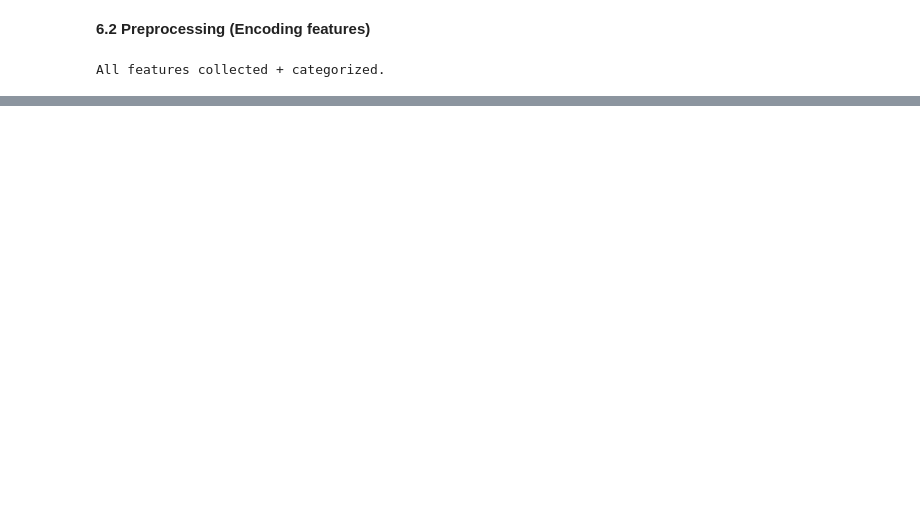
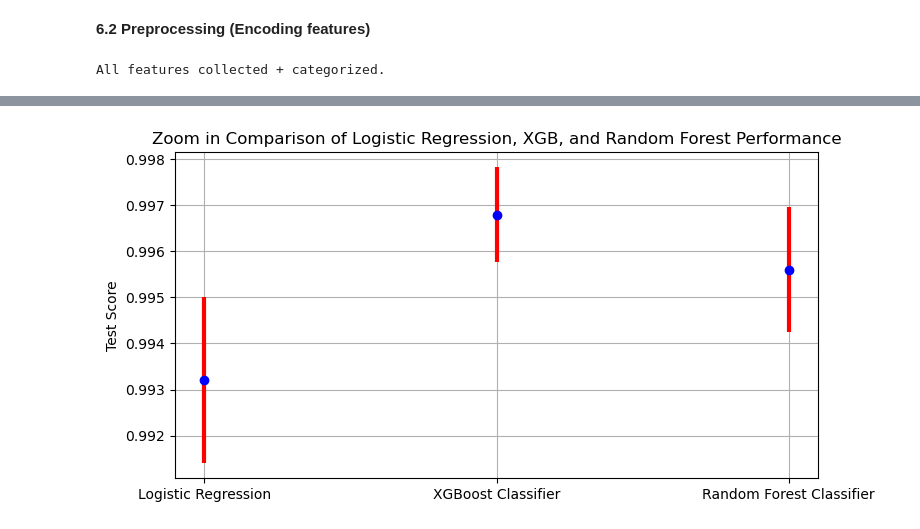
Before and after one commit to yxing12/data1030-load-default-prob, a Jupyter notebook: loan_default_prob_20w.ipynb, the cells around one changed output, grey strips where cells are left out. Saved outputs shown, nothing was run; the diff lists cells and outputs as text; code cells hidden in the pictures; blank space fills up the shorter version.

```diff
--- a/loan_default_prob.ipynb
+++ b/loan_default_prob_20w.ipynb
@@ -956,0 +1356,26 @@ preprocessor = ColumnTransformer(
+# %%
+# Zoom in on Logistic Regression, XGB, Random Forest
+
+plt.figure(figsize=(8,4))
+
+model_performance_no_knn = model_performances_df.iloc[:3]
+
+# plot model performances (mean test score + standard deviation)
+for i in range(len(model_performance_no_knn)):
+    plt.errorbar(i, model_performance_no_knn['Mean Test Score'][i], yerr=model_performance_no_knn['Std Test Score'][i], fmt='o', color='b',
+                 ecolor='r', elinewidth=3, capsize=0)
+
+# Add a line for baseline accuracy
+#plt.axhline(y=0.78896, color='orange', linestyle='-', linewidth=2, label='Baseline Accuracy')
+
+# Customize the plot with labels, title, and grid
+plt.xticks(range(len(model_performance_no_knn)), model_performance_no_knn['Model'])
+plt.title('Zoom in Comparison of Logistic Regression, XGB, and Random Forest Performance')
+plt.ylabel('Test Score')
+plt.grid(True)
+
+# Show the plot
+plt.tight_layout()
+plt.show()
+# %% [output]
+[figure, added]
```
Also changed, not shown: parts of 73 cells of this notebook, 2 other files.
